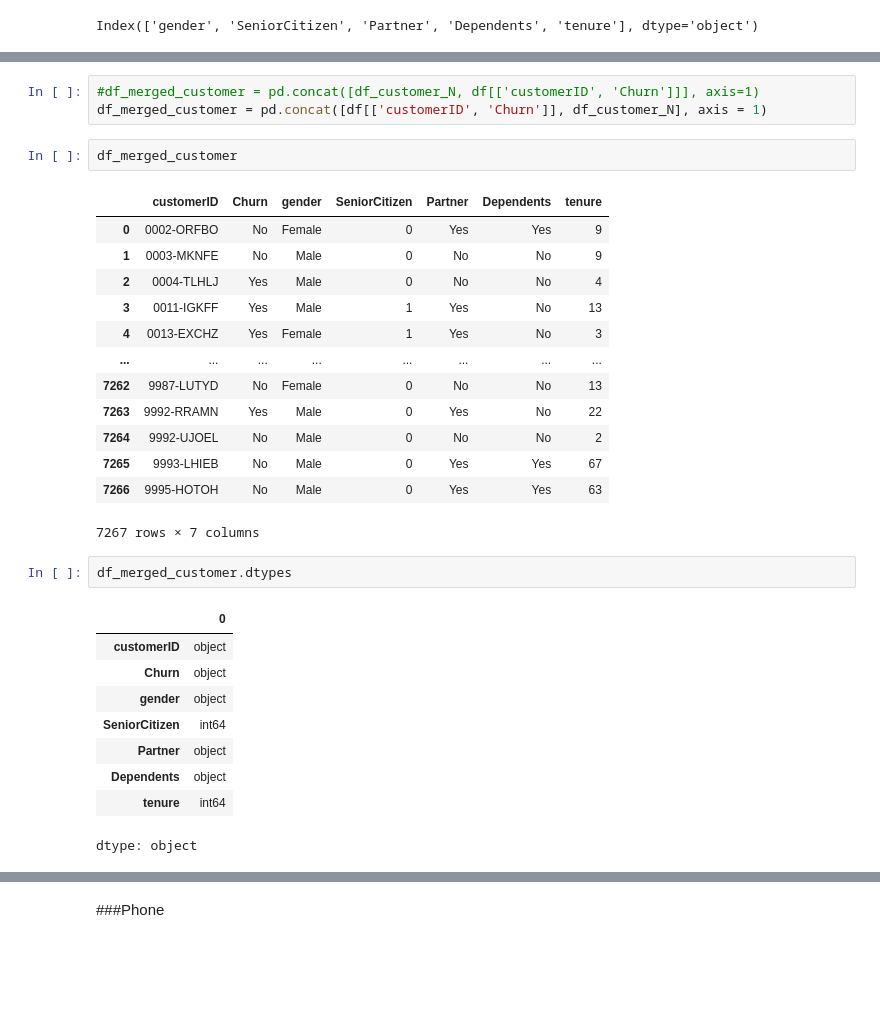
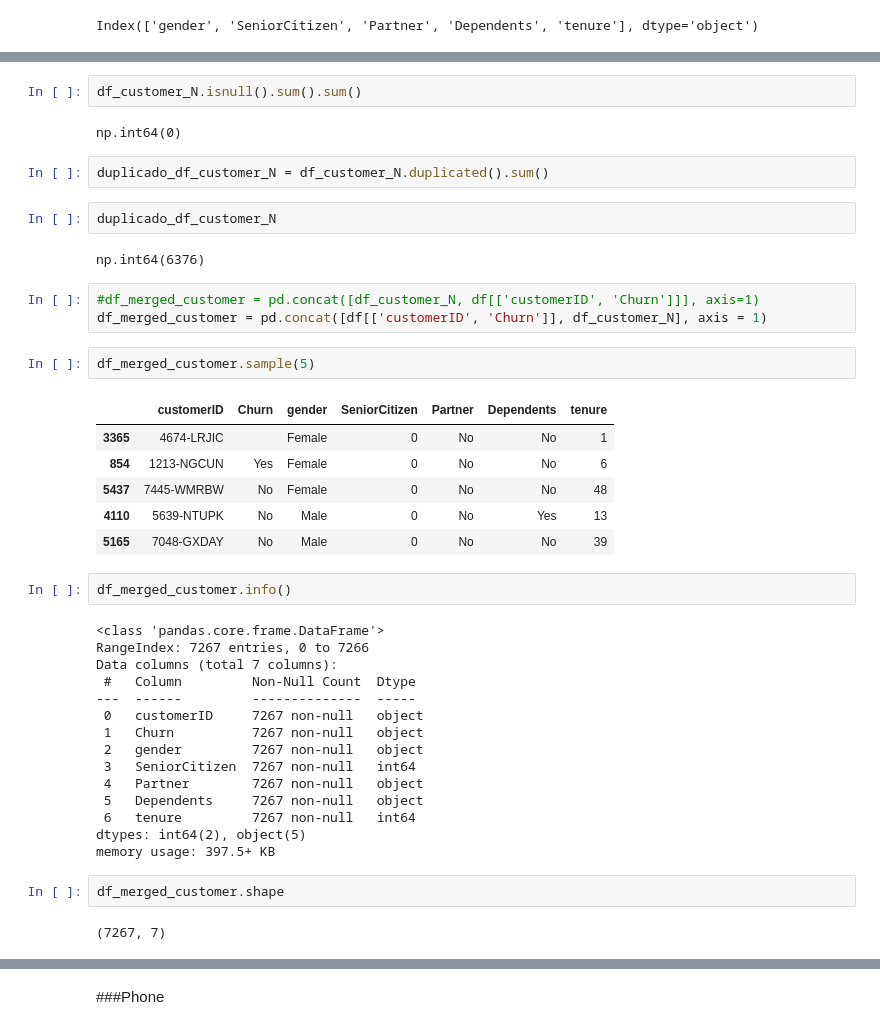
Before and after one commit to Ser2k2/challenge2-data-science-latam, a Jupyter notebook: TelecomX_LATAM.ipynb, the cells around one changed output, grey strips where cells are left out. Saved outputs shown, nothing was run; the diff lists cells and outputs as text; blank space fills up the shorter version.

```diff
--- a/TelecomX_LATAM.ipynb
+++ b/TelecomX_LATAM.ipynb
@@ -135,31 +268,43 @@ Index(['gender', 'SeniorCitizen', 'Partner', 'Dependents', 'tenure'], dtype='obj
+# %%
+df_customer_N.isnull().sum().sum()
+# %% [output]
+np.int64(0)
+# %%
+duplicado_df_customer_N = df_customer_N.duplicated().sum()
+# %%
+duplicado_df_customer_N
+# %% [output]
+np.int64(6376)
 # %%
 #df_merged_customer = pd.concat([df_customer_N, df[['customerID', 'Churn']]], axis=1)
 df_merged_customer = pd.concat([df[['customerID', 'Churn']], df_customer_N], axis = 1)
+# %%
+df_merged_customer.sample(5)
+# %% [output]
+|  | customerID | Churn | gender | SeniorCitizen | Partner | Dependents | tenure |
+| 3365 | 4674-LRJIC |  | Female | 0 | No | No | 1 |
+| 854 | 1213-NGCUN | Yes | Female | 0 | No | No | 6 |
+| 5437 | 7445-WMRBW | No | Female | 0 | No | No | 48 |
+| 4110 | 5639-NTUPK | No | Male | 0 | No | Yes | 13 |
+| 5165 | 7048-GXDAY | No | Male | 0 | No | No | 39 |
 # %%
-df_merged_customer
+df_merged_customer.info()
 # %% [output]
-|  | customerID | Churn | gender | SeniorCitizen | Partner | Dependents | tenure |
-| 0 | 0002-ORFBO | No | Female | 0 | Yes | Yes | 9 |
-| 1 | 0003-MKNFE | No | Male | 0 | No | No | 9 |
-| 2 | 0004-TLHLJ | Yes | Male | 0 | No | No | 4 |
-| 3 | 0011-IGKFF | Yes | Male | 1 | Yes | No | 13 |
-| 4 | 0013-EXCHZ | Yes | Female | 1 | Yes | No | 3 |
-| ... | ... | ... | ... | ... | ... | ... | ... |
-| 7262 | 9987-LUTYD | No | Female | 0 | No | No | 13 |
-| 7263 | 9992-RRAMN | Yes | Male | 0 | Yes | No | 22 |
-| 7264 | 9992-UJOEL | No | Male | 0 | No | No | 2 |
-| 7265 | 9993-LHIEB | No | Male | 0 | Yes | Yes | 67 |
-| 7266 | 9995-HOTOH | No | Male | 0 | Yes | Yes | 63 |
-7267 rows × 7 columns
+<class 'pandas.core.frame.DataFrame'>
+RangeIndex: 7267 entries, 0 to 7266
+Data columns (total 7 columns):
+ #   Column         Non-Null Count  Dtype
+---  ------         --------------  -----
+ 0   customerID     7267 non-null   object
+ 1   Churn          7267 non-null   object
+ 2   gender         7267 non-null   object
+ 3   SeniorCitizen  7267 non-null   int64
+ 4   Partner        7267 non-null   object
+ 5   Dependents     7267 non-null   object
+ 6   tenure         7267 non-null   int64
+dtypes: int64(2), object(5)
+memory usage: 397.5+ KB
 # %%
-df_merged_customer.dtypes
+df_merged_customer.shape
 # %% [output]
-|  | 0 |
-| customerID | object |
-| Churn | object |
-| gender | object |
-| SeniorCitizen | int64 |
-| Partner | object |
-| Dependents | object |
-| tenure | int64 |
-dtype: object
+(7267, 7)
```
Also changed, not shown: parts of 76 cells of this notebook.
